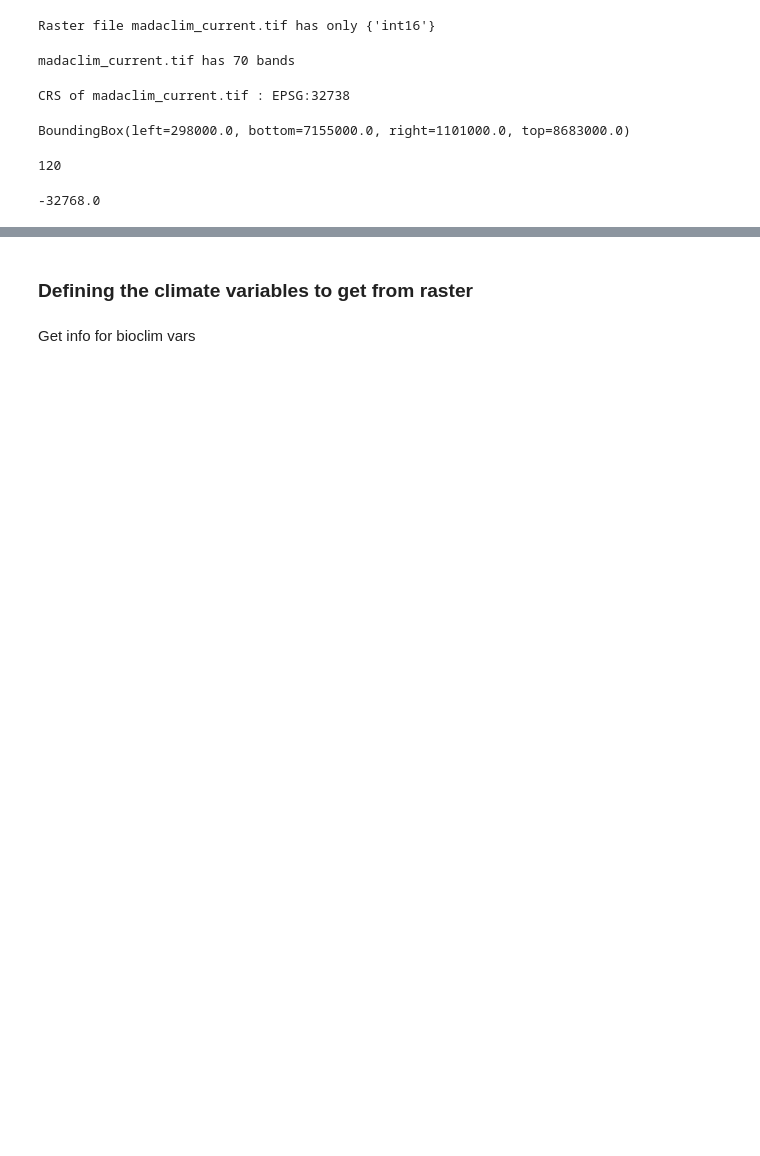
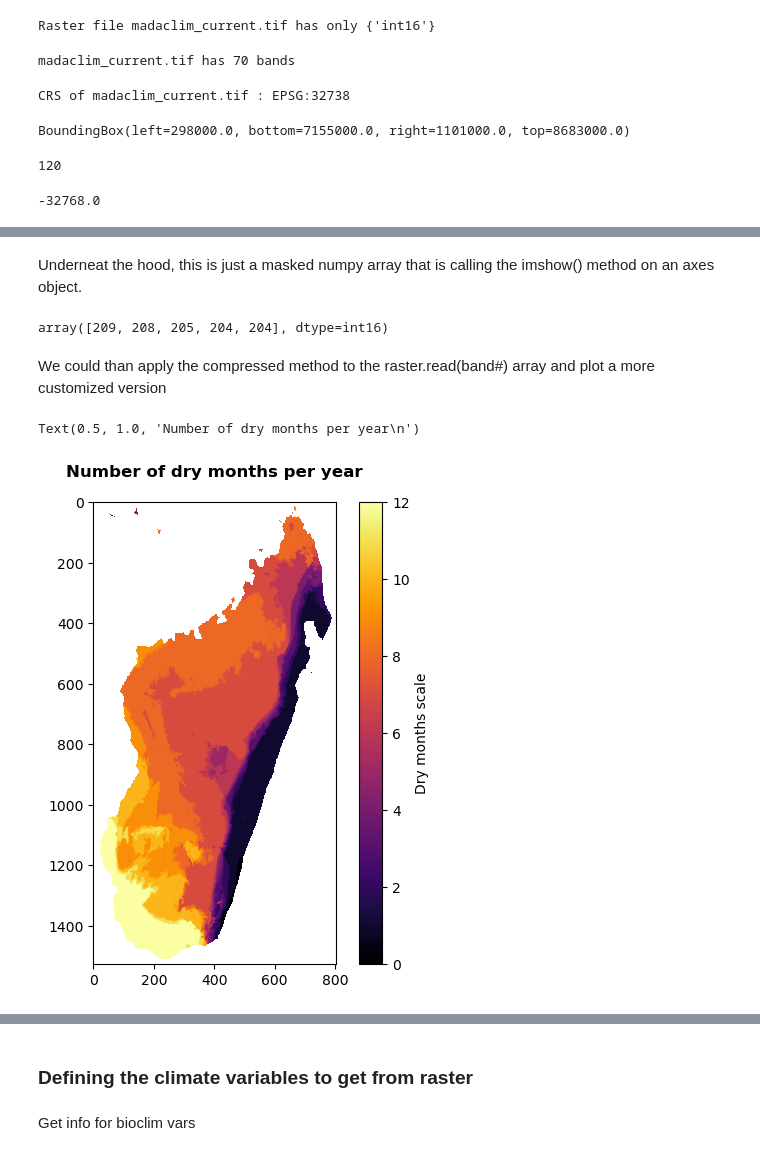
Before and after one commit to tahiri-lab/py_madaclim, a Jupyter notebook: src/data_exploration.ipynb, the cells around one changed output, grey strips where cells are left out. Drawn from its saved outputs; the diff is of its cells as text; code cells hidden in the pictures; blank space fills up the shorter version.

```diff
--- a/src/data_exploration.ipynb
+++ b/src/data_exploration.ipynb
@@ -148 +171,19 @@ rasterio.plot.show(raster_mada, cmap="Spectral")
 <AxesSubplot: >
+# %% [markdown]
+Underneat the hood, this is just a masked numpy array that is calling the imshow() method on an axes object.
+# %%
+raster_mada.read(1, masked=True).compressed()[:5]
+# %% [output]
+array([209, 208, 205, 204, 204], dtype=int16)
+# %% [markdown]
+We could than apply the compressed method to the raster.read(band#) array and plot a more customized version
+# %%
+# For number of dry months
+fig, ax = plt.subplots(figsize=(6,6))
+im = ax.imshow(raster_mada.read(70, masked=True), cmap="inferno", norm="linear")
+cbar = plt.colorbar(im)
+cbar.ax.set_ylabel("Dry months scale")
+plt.title("Number of dry months per year\n", weight="bold")
+# %% [output]
+Text(0.5, 1.0, 'Number of dry months per year\n')
+[figure, added]
```
Also changed, not shown: parts of 18 cells of this notebook.
